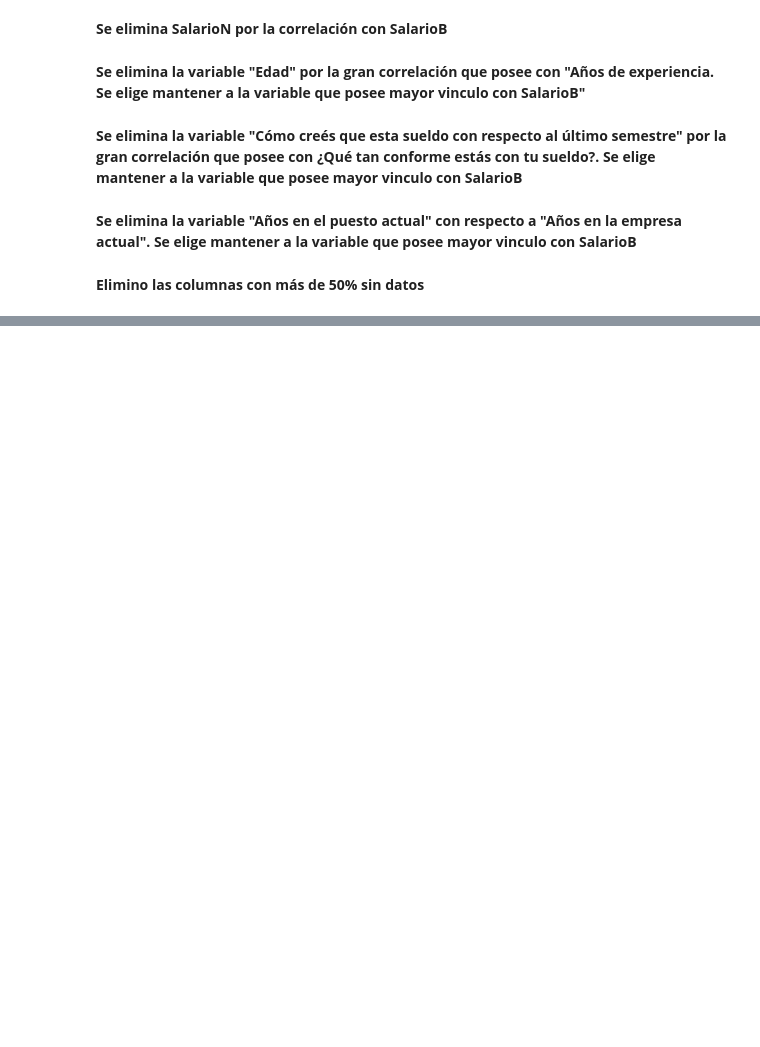
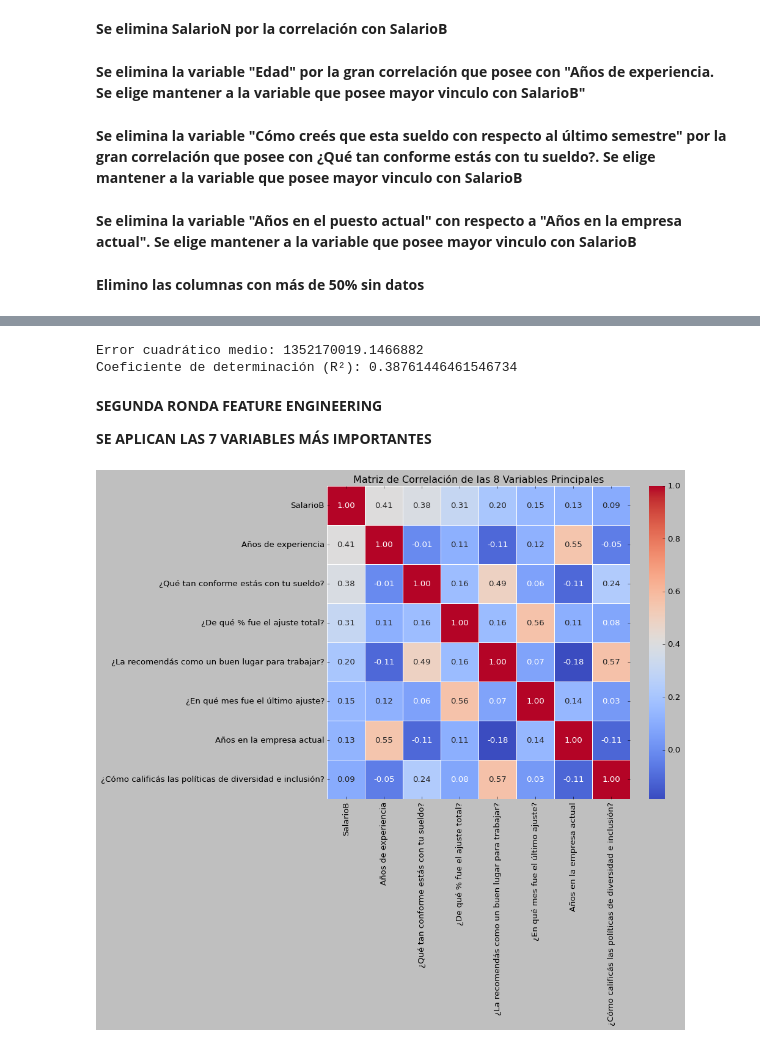
Before and after one commit to RODRIGORUBIO1991/PythonCode, a Jupyter notebook: IT SALARIOS/IT_Salarios.ipynb, the cells around one changed output, grey strips where cells are left out. Drawn from its saved outputs; the diff is of its cells as text; code cells hidden in the pictures; blank space fills up the shorter version.

```diff
--- a/IT SALARIOS/IT_Salarios.ipynb
+++ b/IT SALARIOS/IT_Salarios.ipynb
@@ -599 +619,57 @@ plt.show()
+# %%
+
+
+# Seleccionar variables independientes y la variable objetivo
+cols = ["¿Qué tan conforme estás con tu sueldo?", "Años de experiencia", "¿De qué % fue el ajuste total?", "¿La recomendás como un buen lugar para trabajar?"]
+X = df[cols].copy()
+
+# Aplicar LabelEncoder a las variables categóricas en 'X'
+for col in X.columns:
+    if X[col].dtype == 'object':
+        le = LabelEncoder()
+        X[col] = le.fit_transform(X[col])
+
+y = df['SalarioB']
+
+# Dividir los datos en conjuntos de entrenamiento y prueba
+X_train, X_test, y_train, y_test = train_test_split(X, y, test_size=0.2, random_state=42)
+
+# Entrenar el modelo de regresión lineal
+reg = LinearRegression()
+reg.fit(X_train, y_train)
+
+# Predecir los valores de salario para los datos de prueba
+y_pred = reg.predict(X_test)
+
+# Calcular el error cuadrático medio y el coeficiente de determinación (R²)
+mse = mean_squared_error(y_test, y_pred)
+r2 = r2_score(y_test, y_pred)
+
+print('Error cuadrático medio:', mse)
+print('Coeficiente de determinación (R²):', r2)
+# %% [output]
+Error cuadrático medio: 1352170019.1466882
+Coeficiente de determinación (R²): 0.38761446461546734
+# %% [markdown]
+**SEGUNDA RONDA FEATURE ENGINEERING**
+
+**SE APLICAN LAS 7 VARIABLES MÁS IMPORTANTES**
+# %%
+
+# Calcular la matriz de correlación
+correlation_matrix = df.corr()
+
+# Seleccionar las 7 variables principales con mayor correlación respecto a la variable objetivo
+top_7_variables = correlation_matrix.nlargest(8, 'SalarioB')['SalarioB'].index
+
+# Filtrar la matriz de correlación solo para las 7 variables principales
+top_7_correlation_matrix = correlation_matrix.loc[top_7_variables, top_7_variables]
+
+# Generar el heatmap de las 7 variables principales
+plt.figure(figsize=(10, 8))
+sns.heatmap(top_7_correlation_matrix, annot=True, cmap='coolwarm', fmt=".2f", linewidths=0.5)
+plt.title('Matriz de Correlación de las 8 Variables Principales')
+plt.show()
+# %% [output]
+[figure, added]
 # %%
```
Also changed, not shown: parts of 22 cells of this notebook.
